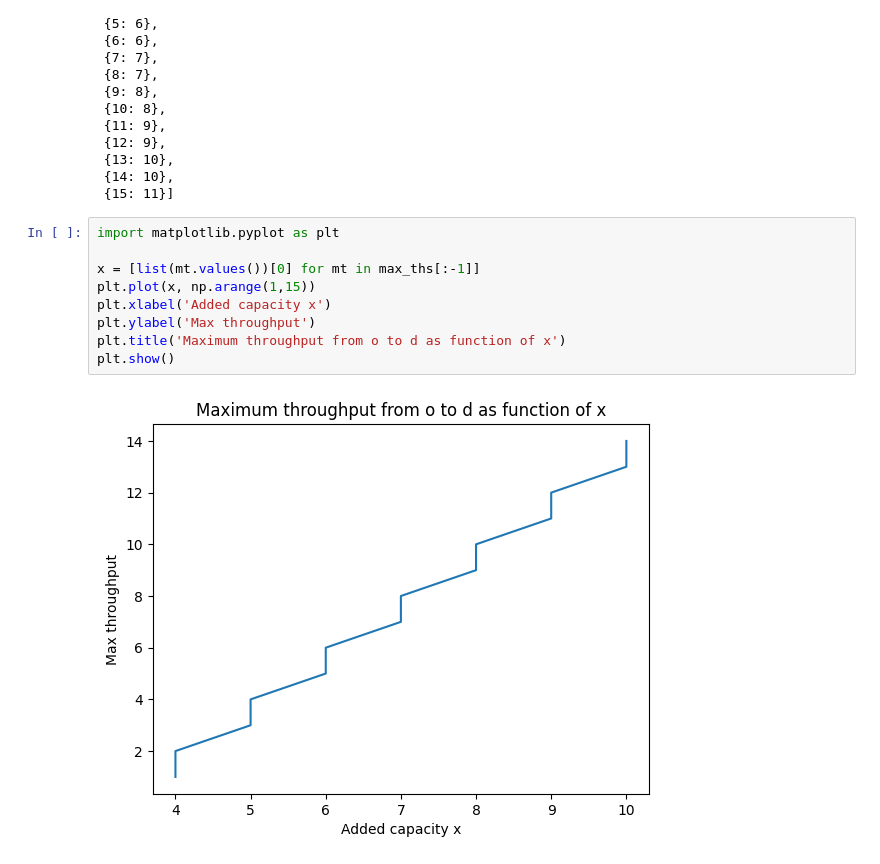
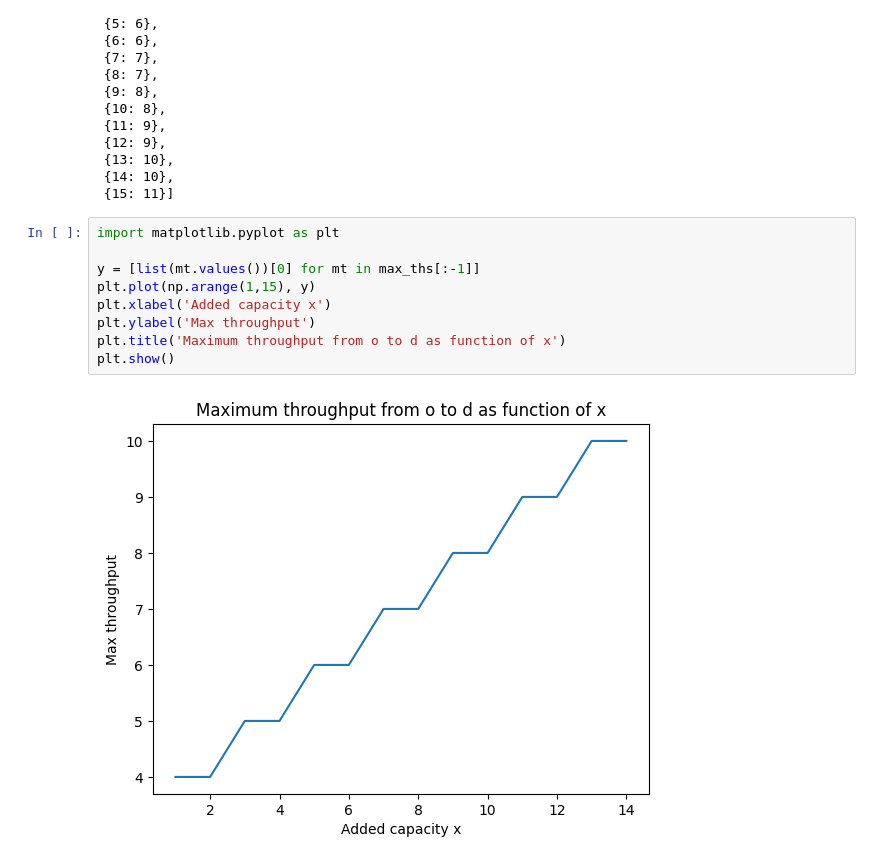
Before and after one commit to alecasel/Network-Dynamics-And-Learning, a Jupyter notebook: h1/Homework1.ipynb, the cells around one changed output. Cells and saved outputs as stored; diff of their text form.

```diff
--- a/h1/Homework1.ipynb
+++ b/h1/Homework1.ipynb
@@ -178,11 +178,11 @@ max_ths
 # %%
 import matplotlib.pyplot as plt
 
-x = [list(mt.values())[0] for mt in max_ths[:-1]]
-plt.plot(x, np.arange(1,15))
+y = [list(mt.values())[0] for mt in max_ths[:-1]]
+plt.plot(np.arange(1,15), y)
 plt.xlabel('Added capacity x')
 plt.ylabel('Max throughput')
 plt.title('Maximum throughput from o to d as function of x')
 plt.show()
 # %% [output]
-[figure, old version]
+[figure, new version]
```
Also changed, not shown: parts of 1 cell of this notebook.
